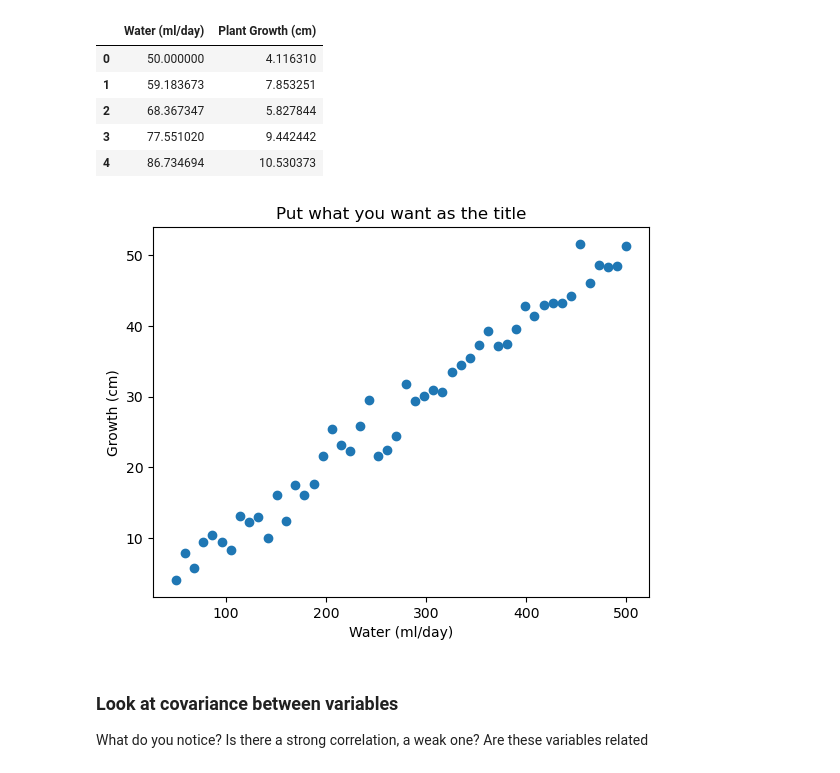
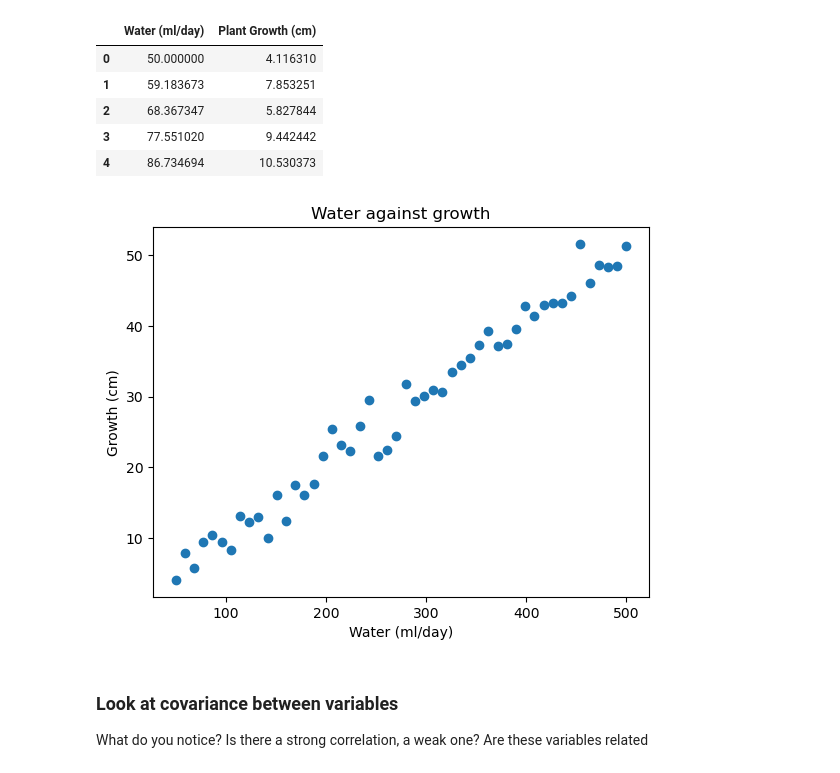
Before and after one commit to CoderEli/Datalogging-and-machine-learning-course, a Jupyter notebook: Labs/Lab 6/lab.ipynb, the cells around one changed output. Saved outputs shown, nothing was run; the diff lists cells and outputs as text; code cells hidden in the pictures.

```diff
--- a/Labs/Lab 6/lab.ipynb
+++ b/Labs/Lab 6/lab.ipynb
@@ -34,15 +35,15 @@ df.head()
 # %%
 #load in the columns to variables
 water=df['Water (ml/day)'].values
 growth = df['Plant Growth (cm)'].values  #complete this!
 
 plt.scatter(water, growth) #complete this to plot the water against the growth
 plt.xlabel("Water (ml/day)")
 plt.ylabel("Growth (cm)")
-plt.title("Put what you want as the title")
+plt.title("Water against growth")
 plt.show()
 # %% [output]
-[figure, old version]
+[figure, new version]
 # %% [markdown]
 ### Look at covariance between variables
 
```
Also changed, not shown: parts of 12 cells of this notebook, 6 other files.
